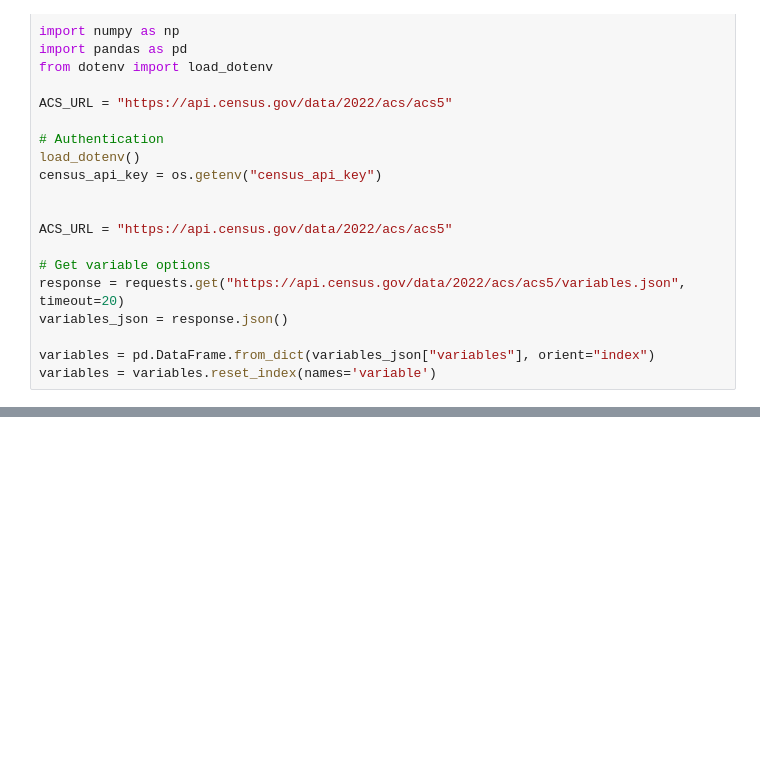
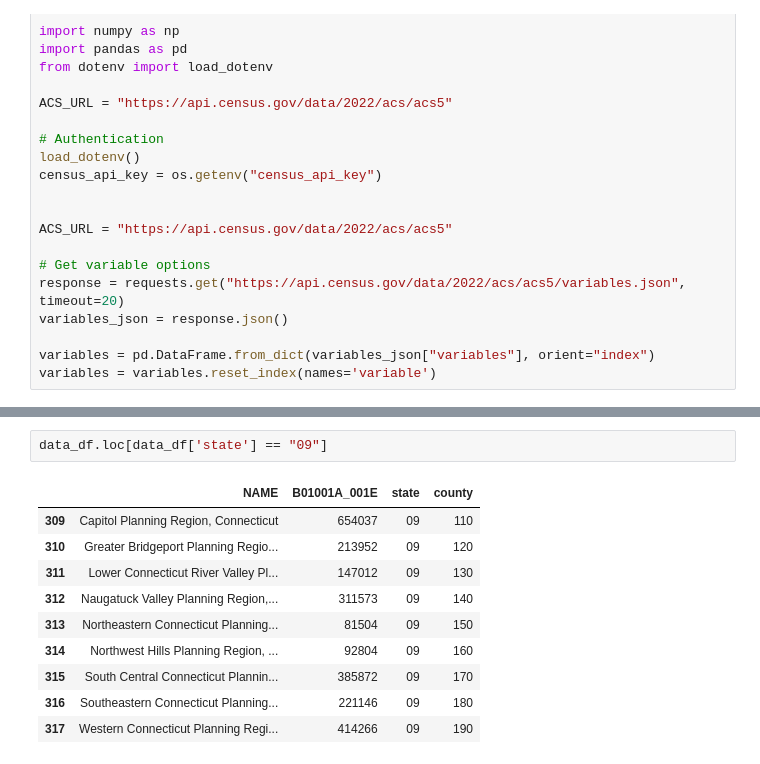
Before and after one commit to kylezengo/census, a Jupyter notebook: Census EDA.ipynb, the cells around one changed output, grey strips where cells are left out. Saved outputs shown, nothing was run; the diff lists cells and outputs as text; blank space fills up the shorter version.

```diff
--- a/Census EDA.ipynb
+++ b/Census EDA.ipynb
@@ -43,0 +94,13 @@ data_df
+# %%
+data_df.loc[data_df['state'] == "09"]
+# %% [output]
+|  | NAME | B01001A_001E | state | county |
+| 309 | Capitol Planning Region, Connecticut | 654037 | 09 | 110 |
+| 310 | Greater Bridgeport Planning Regio... | 213952 | 09 | 120 |
+| 311 | Lower Connecticut River Valley Pl... | 147012 | 09 | 130 |
+| 312 | Naugatuck Valley Planning Region,... | 311573 | 09 | 140 |
+| 313 | Northeastern Connecticut Planning... | 81504 | 09 | 150 |
+| 314 | Northwest Hills Planning Region, ... | 92804 | 09 | 160 |
+| 315 | South Central Connecticut Plannin... | 385872 | 09 | 170 |
+| 316 | Southeastern Connecticut Planning... | 221146 | 09 | 180 |
+| 317 | Western Connecticut Planning Regi... | 414266 | 09 | 190 |
```
Also changed, not shown: parts of 3 cells of this notebook, 3 other files.
